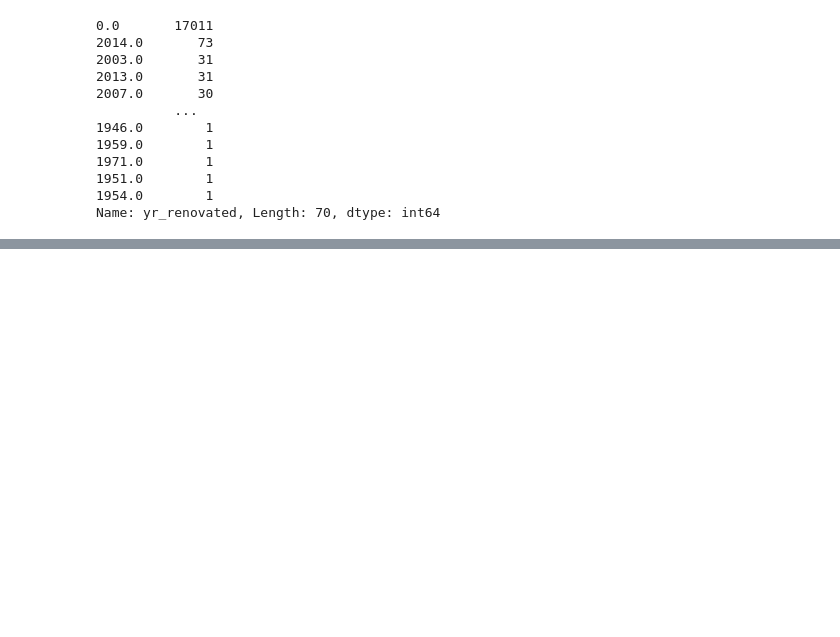
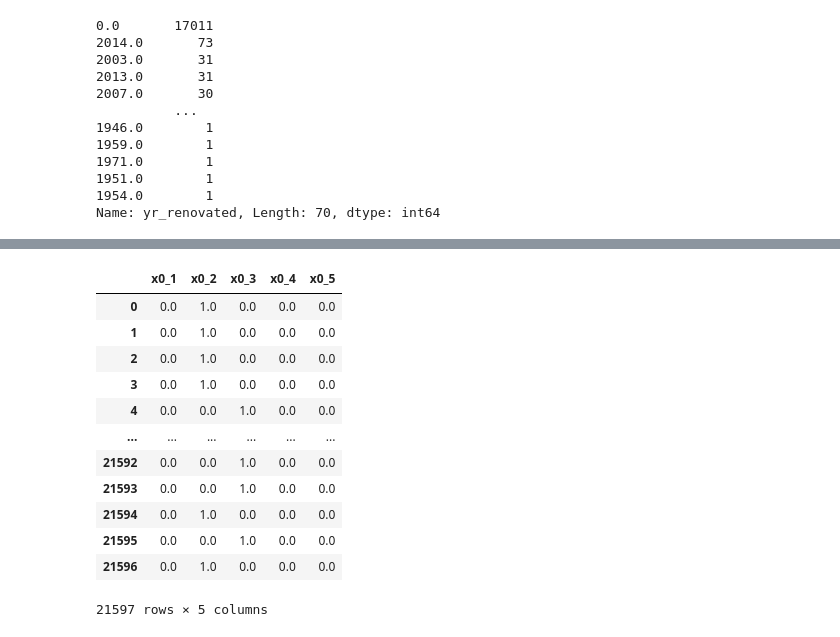
Before and after one commit to qsou/bsc-phase-two-project, a Jupyter notebook: notebooks/exploratory/bobbyexplore/Bobby_work.ipynb, the cells around one changed output, grey strips where cells are left out. Drawn from its saved outputs; the diff is of its cells as text; code cells hidden in the pictures; blank space fills up the shorter version.

```diff
--- a/notebooks/exploratory/bobbyexplore/Bobby_work.ipynb
+++ b/notebooks/exploratory/bobbyexplore/Bobby_work.ipynb
@@ -14,2 +15,12 @@ from scipy import stats
 # %%
 df=pd.read_csv('https://raw.githubusercontent.com/learn-co-students/bsc-phase-two-project/main/data/kc_house_data.csv')
+# %%
+def bin_grade(x):
+    if x <= 5:
+        return 1
+    elif x <= 8:
+        return 2
+    else:
+        return 3
+
+df.grade.apply(bin_grade)
@@ -439 +435,3 @@ grade_7           -0.338673
 Name: price_log, dtype: float64
+# %%
+slimdf['bath-bed']=slimdf['bathrooms']-slimdf['bedrooms']
@@ -439,0 +469,13 @@ Name: price_log, dtype: float64
+# %%
+def bin_grade(x):
+    if x <= 5:
+        return 1
+    elif x <= 7:
+        return 2
+    elif x <= 9:
+        return 3
+    elif x <= 11:
+        return 4
+    else:
+        return 5
+slimdf.grade.apply(bin_grade)
@@ -439,0 +495,3 @@ Name: price_log, dtype: float64
+# %%
+slimdf['grade_bins']=slimdf.grade.apply(bin_grade)
+slimdf
@@ -439,0 +512,19 @@ Name: price_log, dtype: float64
+# %%
+ohe=OneHotEncoder(sparse=False)
+ohe.fit(slimdf[['grade_bins']])
+slimdfohe = pd.DataFrame(ohe.transform(slimdf[['grade_bins']]), columns = ohe.get_feature_names())
+slimdfohe
+# %% [output]
+|  | x0_1 | x0_2 | x0_3 | x0_4 | x0_5 |
+| 0 | 0.0 | 1.0 | 0.0 | 0.0 | 0.0 |
+| 1 | 0.0 | 1.0 | 0.0 | 0.0 | 0.0 |
+| 2 | 0.0 | 1.0 | 0.0 | 0.0 | 0.0 |
+| 3 | 0.0 | 1.0 | 0.0 | 0.0 | 0.0 |
+| 4 | 0.0 | 0.0 | 1.0 | 0.0 | 0.0 |
+| ... | ... | ... | ... | ... | ... |
+| 21592 | 0.0 | 0.0 | 1.0 | 0.0 | 0.0 |
+| 21593 | 0.0 | 0.0 | 1.0 | 0.0 | 0.0 |
+| 21594 | 0.0 | 1.0 | 0.0 | 0.0 | 0.0 |
+| 21595 | 0.0 | 0.0 | 1.0 | 0.0 | 0.0 |
+| 21596 | 0.0 | 1.0 | 0.0 | 0.0 | 0.0 |
+21597 rows × 5 columns
```
Also changed, not shown: parts of 33 cells of this notebook.
